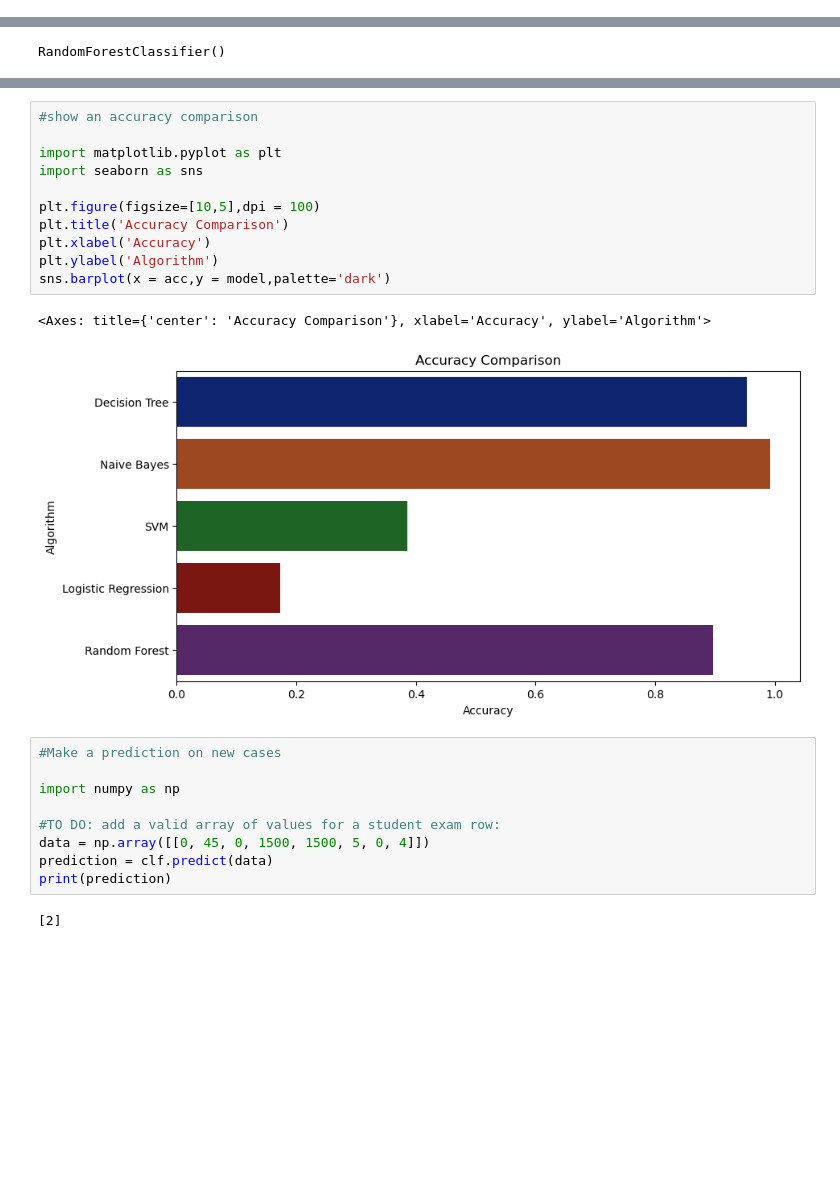
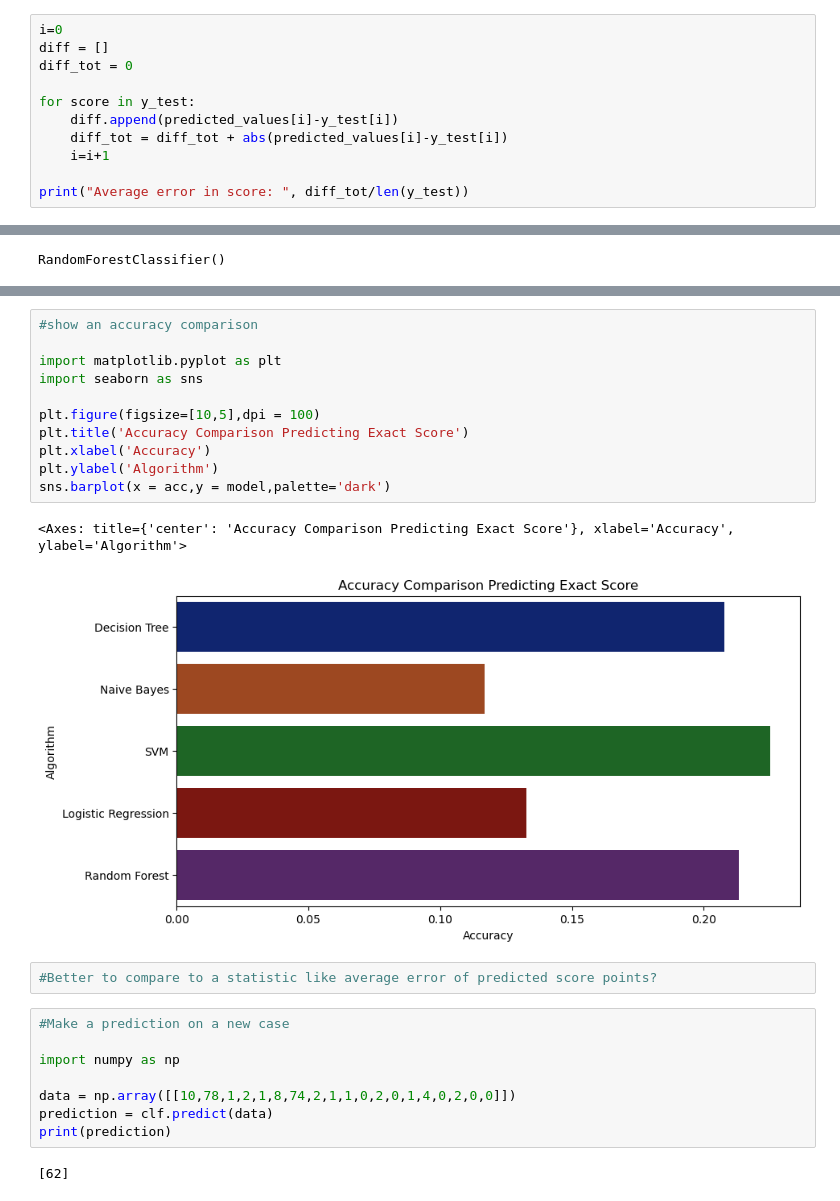
Before and after one commit to ribells/sammy-bruce, a Jupyter notebook: week3/Sammy_workbook-week3.ipynb, the cells around one changed output, grey strips where cells are left out. Drawn from its saved outputs; the diff is of its cells as text; blank space fills up the shorter version.

```diff
--- a/week3/Sammy_workbook-week3.ipynb
+++ b/week3/Sammy_workbook-week3.ipynb
@@ -634,0 +635,11 @@ weighted avg       0.14      0.17      0.15      1983
+# %%
+i=0
+diff = []
+diff_tot = 0
+
+for score in y_test:
+    diff.append(predicted_values[i]-y_test[i])
+    diff_tot = diff_tot + abs(predicted_values[i]-y_test[i])
+    i=i+1
+
+print("Average error in score: ", diff_tot/len(y_test))
@@ -735,26 +771,27 @@ n=1982, Predicted=67, Actual=67
 # %%
 #show an accuracy comparison
 
 import matplotlib.pyplot as plt
 import seaborn as sns
 
 plt.figure(figsize=[10,5],dpi = 100)
-plt.title('Accuracy Comparison')
+plt.title('Accuracy Comparison Predicting Exact Score')
 plt.xlabel('Accuracy')
 plt.ylabel('Algorithm')
 sns.barplot(x = acc,y = model,palette='dark')
 # %% [output]
-<Axes: title={'center': 'Accuracy Comparison'}, xlabel='Accuracy', ylabel='Algorithm'>
+<Axes: title={'center': 'Accuracy Comparison Predicting Exact Score'}, xlabel='Accuracy', ylabel='Algorithm'>
-[figure, old version]
+[figure, new version]
+# %%
+#Better to compare to a statistic like average error of predicted score points?
 # %%
-#Make a prediction on new cases
+#Make a prediction on a new case
 
 import numpy as np
 
-#TO DO: add a valid array of values for a student exam row:
-data = np.array([[0, 45, 0, 1500, 1500, 5, 0, 4]])
+data = np.array([[10,78,1,2,1,8,74,2,1,1,0,2,0,1,4,0,2,0,0]])
 prediction = clf.predict(data)
 print(prediction)
 # %% [output]
-[2]
+[62]
 # %%
```
Also changed, not shown: parts of 19 cells of this notebook.
